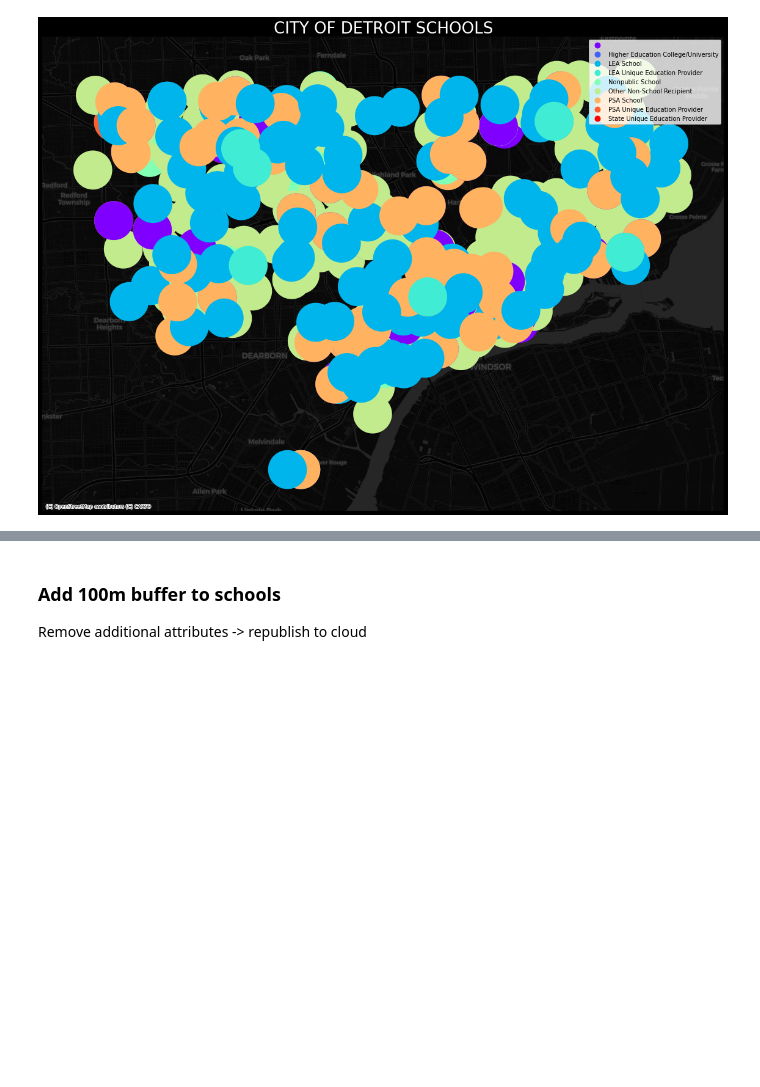
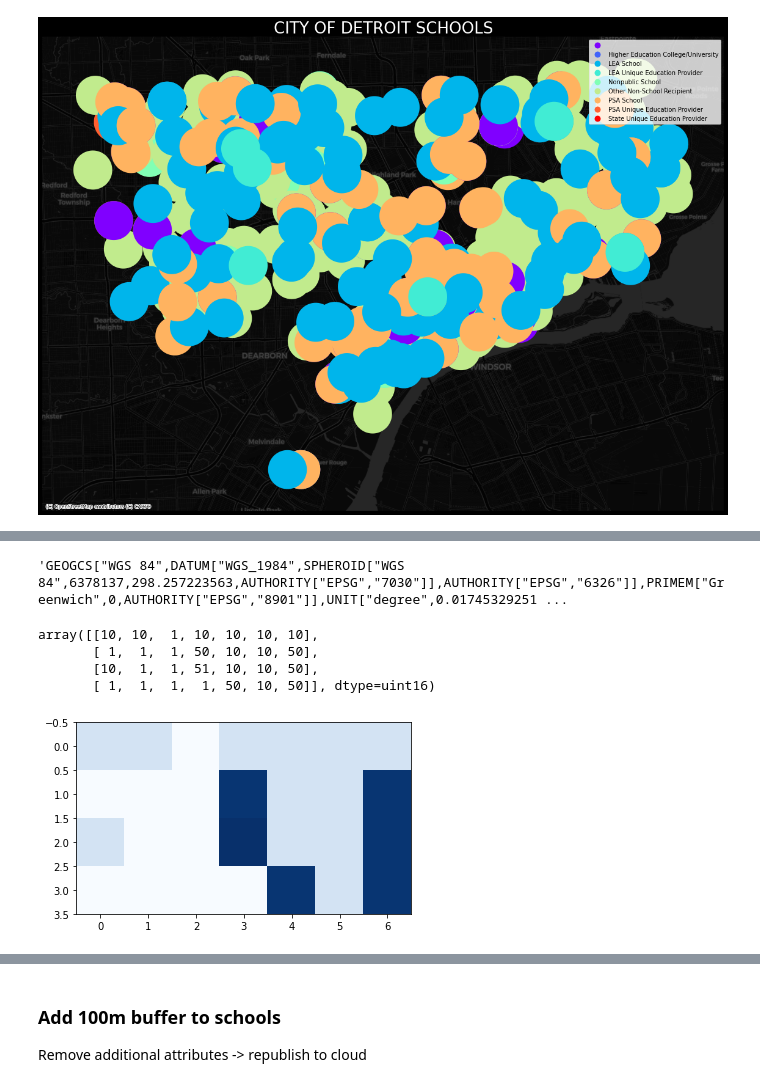
Before and after one commit to Location-Artistry/GEO-DEV-NOTEBOOKS, a Jupyter notebook: AirspaceDataWorkflow.ipynb, the cells around one changed output, grey strips where cells are left out. Drawn from its saved outputs; the diff is of its cells as text; code cells hidden in the pictures; blank space fills up the shorter version.

```diff
--- a/AirspaceDataWorkflow.ipynb
+++ b/AirspaceDataWorkflow.ipynb
@@ -900,0 +1295,35 @@ ctx.add_basemap(ax, source=ctx.providers.CartoDB.DarkMatter)
+# %%
+a_raster = np.array([[10,10,1,10,10,10,10],
+                     [1,1,1,50,10,10,50],
+                     [10,1,1,51,10,10,50],
+                     [1,1,1,1,50,10,50]])
+# %%
+coord = (-106.629773, 35.105389)
+w=10
+h=10
+name="BigI.tif"
+# %%
+d=gdal.GetDriverByName("GTiff")
+output=d.Create(name,a_raster.shape[1],a_raster.shape[0],1,gdal.GDT_UInt16)
+output.SetGeoTransform((coord[0],w,0,coord[1],0,h))
+output.GetRasterBand(1).WriteArray(a_raster)
+outsr=osr.SpatialReference()
+outsr.ImportFromEPSG(4326)
+output.SetProjection(outsr.ExportToWkt())
+output.FlushCache()
+# %%
+output.GetProjection()
+# %% [output]
+'GEOGCS["WGS 84",DATUM["WGS_1984",SPHEROID["WGS 84",6378137,298.257223563,AUTHORITY["EPSG","7030"]],AUTHORITY["EPSG","6326"]],PRIMEM["Greenwich",0,AUTHORITY["EPSG","8901"]],UNIT["degree",0.01745329251 ...
+# %%
+data=output.ReadAsArray()
+w, h =4, 7
+image = data.reshape(w,h) #assuming X[0] is of shape (400,) .T
+imshow(image, cmap='Blues') #enter bad color to get list
+data
+# %% [output]
+array([[10, 10,  1, 10, 10, 10, 10],
+       [ 1,  1,  1, 50, 10, 10, 50],
+       [10,  1,  1, 51, 10, 10, 50],
+       [ 1,  1,  1,  1, 50, 10, 50]], dtype=uint16)
+[figure, added]
```
Also changed, not shown: parts of 69 cells of this notebook.
